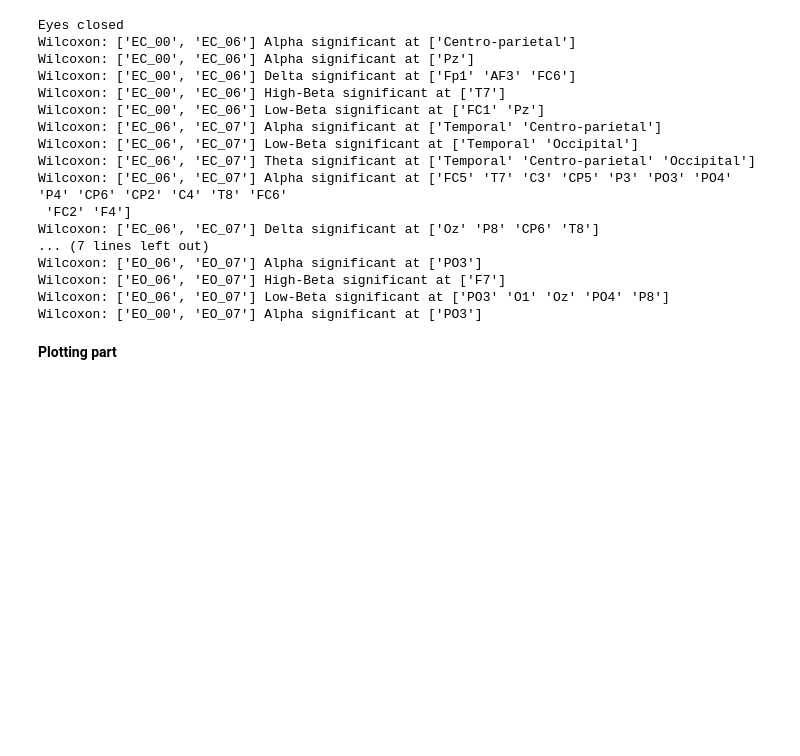
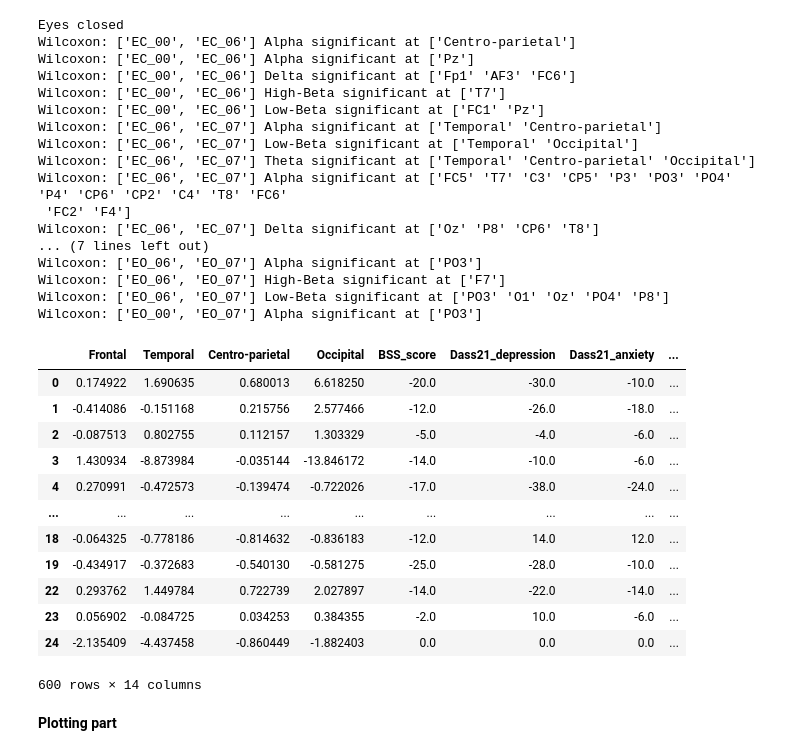
Before and after one commit to teanijarv/EEG-pyline, a Jupyter notebook: 03_datavisualisation.ipynb, the cells around one changed output. Drawn from its saved outputs; the diff is of its cells as text; code cells hidden in the pictures; blank space fills up the shorter version.

```diff
--- a/03_datavisualisation.ipynb
+++ b/03_datavisualisation.ipynb
@@ -89,3 +93,19 @@ df_psd_clinical_comparison['Condition'] = df_psd_clinical_comparison['Condition'
+# %%
+display(df_psd_clinical_comparison)
+# %% [output]
+|  | Frontal | Temporal | Centro-parietal | Occipital | BSS_score | Dass21_depression | Dass21_anxiety | ... |
+| 0 | 0.174922 | 1.690635 | 0.680013 | 6.618250 | -20.0 | -30.0 | -10.0 | ... |
+| 1 | -0.414086 | -0.151168 | 0.215756 | 2.577466 | -12.0 | -26.0 | -18.0 | ... |
+| 2 | -0.087513 | 0.802755 | 0.112157 | 1.303329 | -5.0 | -4.0 | -6.0 | ... |
+| 3 | 1.430934 | -8.873984 | -0.035144 | -13.846172 | -14.0 | -10.0 | -6.0 | ... |
+| 4 | 0.270991 | -0.472573 | -0.139474 | -0.722026 | -17.0 | -38.0 | -24.0 | ... |
+| ... | ... | ... | ... | ... | ... | ... | ... | ... |
+| 18 | -0.064325 | -0.778186 | -0.814632 | -0.836183 | -12.0 | 14.0 | 12.0 | ... |
+| 19 | -0.434917 | -0.372683 | -0.540130 | -0.581275 | -25.0 | -28.0 | -10.0 | ... |
+| 22 | 0.293762 | 1.449784 | 0.722739 | 2.027897 | -14.0 | -22.0 | -14.0 | ... |
+| 23 | 0.056902 | -0.084725 | 0.034253 | 0.384355 | -2.0 | 10.0 | -6.0 | ... |
+| 24 | -2.135409 | -4.437458 | -0.860449 | -1.882403 | 0.0 | 0.0 | 0.0 | ... |
+600 rows × 14 columns
 # %% [markdown]
 **Plotting part**
 # %% [markdown]
```
Also changed, not shown: parts of 3 cells of this notebook, 9 other files.
